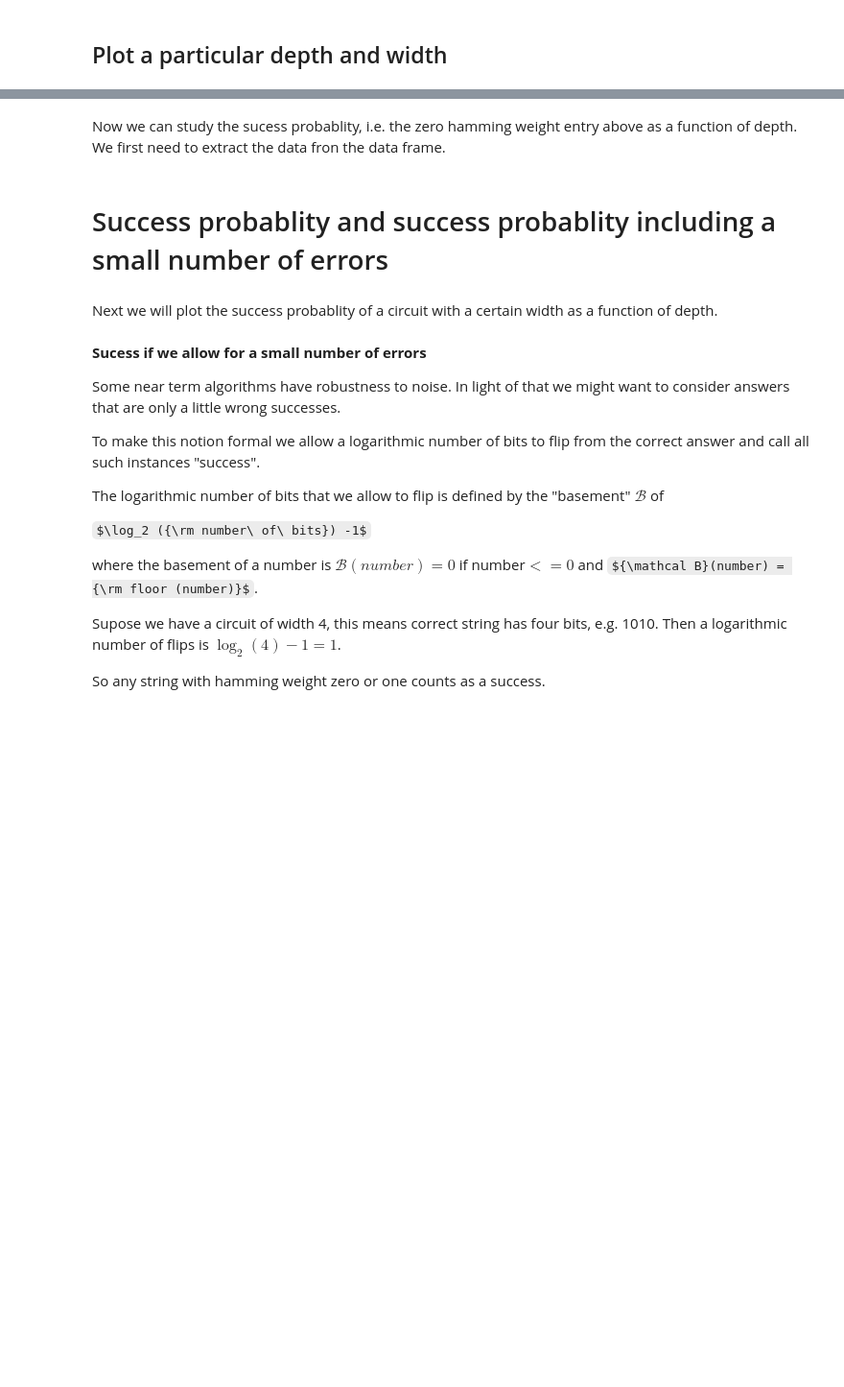
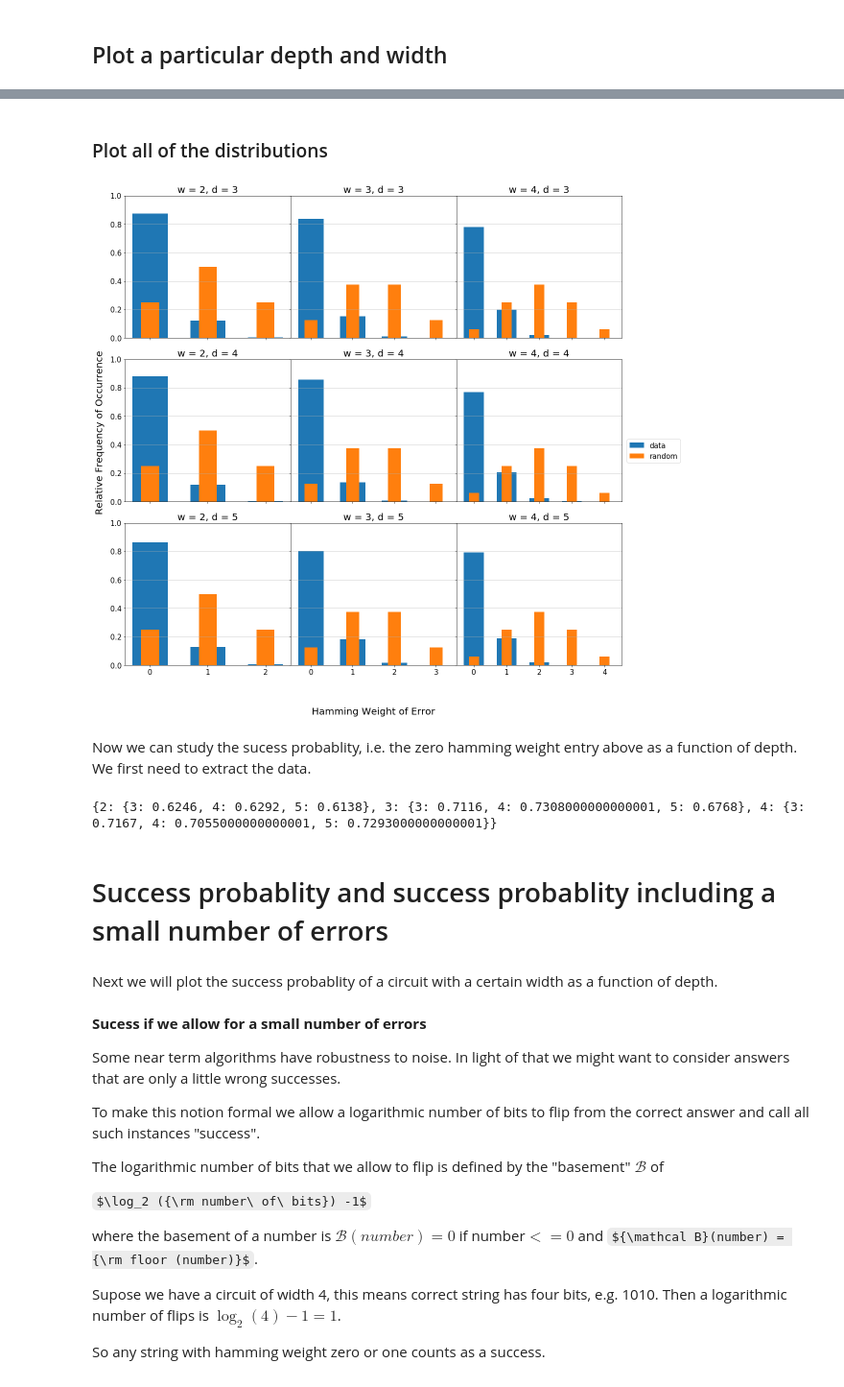
Before and after one commit to rigetti/forest-benchmarking, a Jupyter notebook: examples/volumetrics.ipynb, the cells around one changed output, grey strips where cells are left out. Shown at 96% size. Saved outputs shown, nothing was run; the diff lists cells and outputs as text; code cells hidden in the pictures; some formulas as TeX source; blank space fills up the shorter version.

```diff
--- a/examples/volumetrics.ipynb
+++ b/examples/volumetrics.ipynb
@@ -395,23 +384,52 @@ plt.show()
+# %% [markdown]
+### Plot all of the distributions
+# %%
+fig, axs = plot_error_distributions(avg_err_hamm_distrs, widths=None, depths=None, plot_rand_distr=True)
+# %% [output]
+[figure, added]
 # %% [markdown]
-Now we can study the sucess probablity, i.e. the zero hamming weight entry above as a function of depth. We first need to extract the data fron the data frame.
+Now we can study the sucess probablity, i.e. the zero hamming weight entry above as a function of depth. We first need to extract the data.
 # %%
-depth_vec = []
-pcheck = []
-pcheck_rand = []
-pcheck_log_errors = []
-pcheck_log_errors_rand = []
-tvd_rand = []
-tvd_ideal = []
+# extract data from avg_err_hamm_distrs
+widths = list(avg_err_hamm_distrs.keys())
+depths = list(avg_err_hamm_distrs[widths[0]].keys())
 
-for dep in range(1, df_fn_depth.Depth.max()+1):
-    idx = df_fn_depth['Depth']== dep
-    depth_vec.append(dep)
-    pcheck.append(df_fn_depth[idx]['Pr. success data'].mean())
-    pcheck_rand.append(df_fn_depth[idx]['Pr. success rand'].mean())
-    pcheck_log_errors.append(df_fn_depth[idx]['Pr. success loge data'].mean())
-    pcheck_log_errors_rand.append(df_fn_depth[idx]['Pr. success loge rand'].mean())
-    tvd_ideal.append(df_fn_depth[idx]['TVD(data, ideal)'].mean())
-    tvd_rand.append(df_fn_depth[idx]['TVD(data, rand)'].mean())
+pr_succ_arr = {w: {d: distr[0] for d, distr in d_distrs.items()} for w, d_distrs in avg_err_hamm_distrs.items()}
+# this is equivalently wrapped up in the following
+# assert pr_succ_arr == get_success_probabilites(noisy_results, ideal_results)
+pr_succ_rand = [1/2**w for w in widths]
+
+ideal_distrs = {w: np.asarray([[1] + [0 for _ in range(w)]]).T for w in widths}
+rand_distrs = {w: np.asarray([get_random_hamming_wt_distr(w)]).T for w in widths}
+
+# total variation distance
+tvd_noisy_ideal = {w: {d: tvd(np.asarray([distr]).T, ideal_distrs[w]) for d, distr in d_distrs.items()}
+                              for w, d_distrs in avg_err_hamm_distrs.items()}
+
+np.testing.assert_allclose([pr for d_vals in pr_succ_arr.values() for pr in d_vals.values()],
+                           [1 - val for d_vals in tvd_noisy_ideal.values() for val in d_vals.values()])
+
+tvd_noisy_rand = {w: {d: tvd(np.asarray([distr]).T, rand_distrs[w]) for d, distr in d_distrs.items()}
+                              for w, d_distrs in avg_err_hamm_distrs.items()}
+
+print(tvd_noisy_rand)
+
+# pcheck_log_errors = []
+# pcheck_log_errors_rand = []
+# tvd_rand = []
+# tvd_ideal = []
+
+# for dep in range(1, df_fn_depth.Depth.max()+1):
+#     idx = df_fn_depth['Depth']== dep
+#     depth_vec.append(dep)
+#     pcheck.append(df_fn_depth[idx]['Pr. success data'].mean())
+#     pcheck_rand.append(df_fn_depth[idx]['Pr. success rand'].mean())
+#     pcheck_log_errors.append(df_fn_depth[idx]['Pr. success loge data'].mean())
+#     pcheck_log_errors_rand.append(df_fn_depth[idx]['Pr. success loge rand'].mean())
+#     tvd_ideal.append(df_fn_depth[idx]['TVD(data, ideal)'].mean())
+#     tvd_rand.append(df_fn_depth[idx]['TVD(data, rand)'].mean())
+# %% [output]
+{2: {3: 0.6246, 4: 0.6292, 5: 0.6138}, 3: {3: 0.7116, 4: 0.7308000000000001, 5: 0.6768}, 4: {3: 0.7167, 4: 0.7055000000000001, 5: 0.7293000000000001}}
 # %% [markdown]
 # Success probablity and success probablity including a small number of errors
 # %% [markdown]
```
Also changed, not shown: parts of 28 cells of this notebook, 1 other file.
